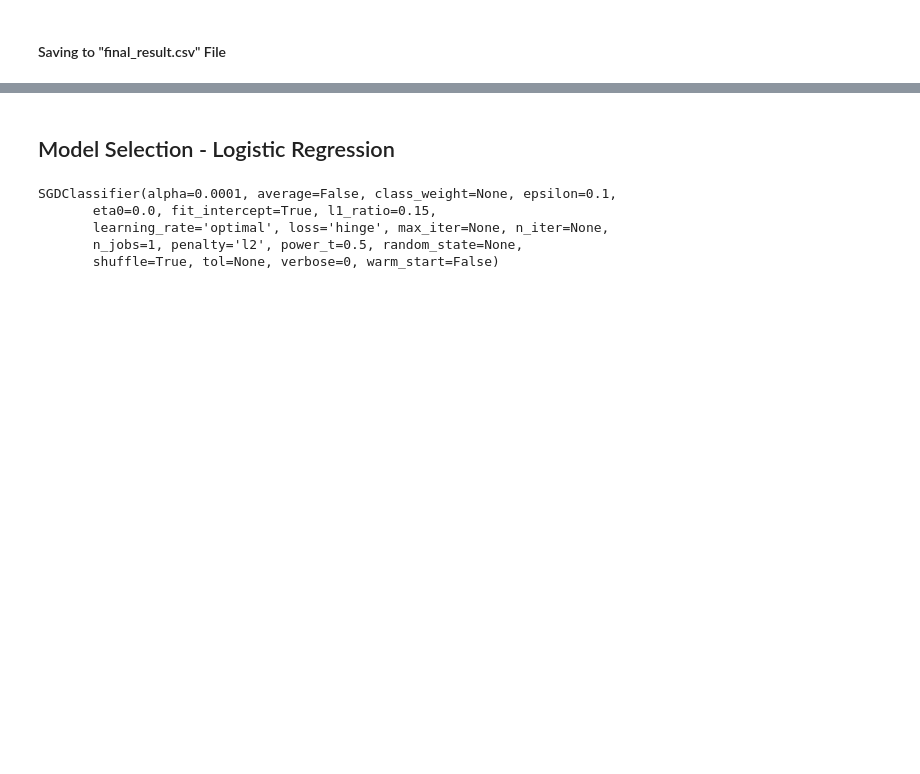
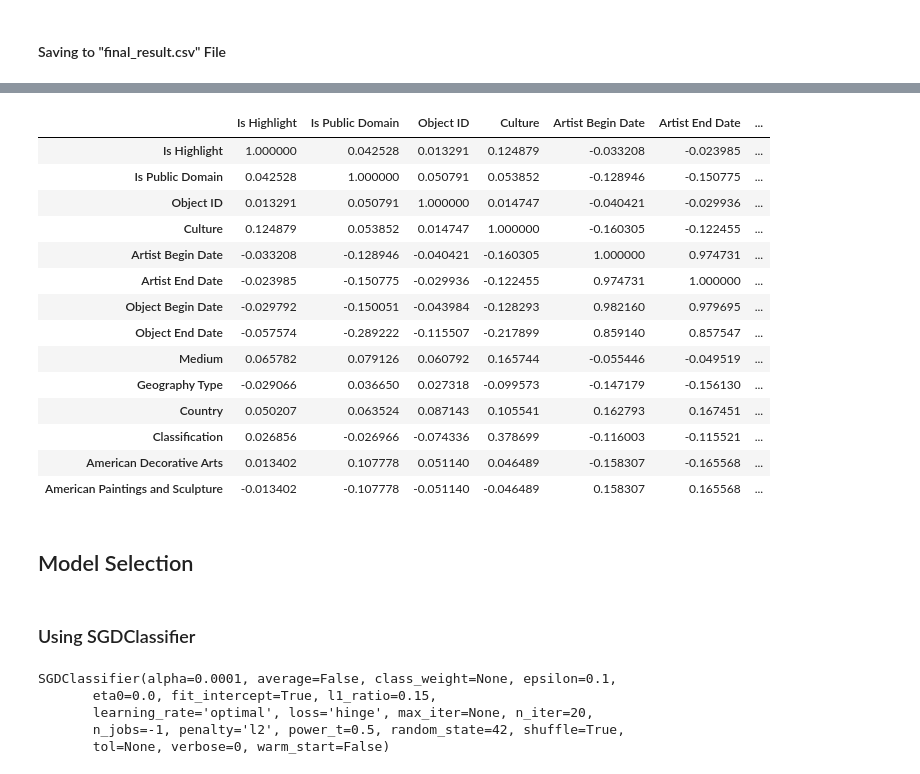
Before and after one commit to Sarathisme/museum-ml, a Jupyter notebook: The Metropolitan Museum of Art Open Access.ipynb, the cells around one changed output, grey strips where cells are left out. Cells and saved outputs as stored; diff of their text form; code cells hidden in the pictures; blank space fills up the shorter version.

```diff
--- a/The Metropolitan Museum of Art Open Access.ipynb
+++ b/The Metropolitan Museum of Art Open Access.ipynb
@@ -1206,4 +1208,4 @@ def categoricalConverter(serie, flag):
     serie = encoder.fit_transform(serie.astype('str'))
     return serie
 # %%
-data['Culture']
+data['Culture'] = categoricalConverter(data['Culture'], 1)
@@ -1360,7 +1344,10 @@ pandas.core.series.Series
 # %% [markdown]
 #### Dropping "Object dtype" Columns for Machine Learning
 # %%
-data.drop(['Object Name','Object Number', 'Title', 'Artist Display Name', 'Artist Display Bio', 'Artist Nationality', 'Artist Alpha Sort', 'Object Date', 'Dimensions', 'Credit Line', 'Link Resource', 'Metadata Date', 'Repository'], axis=1, inplace=True)
+data.drop(['Object Name','Object Number', 'Title', 'Artist Display Name',
+           'Artist Display Bio', 'Artist Nationality', 'Artist Alpha Sort',
+           'Object Date', 'Dimensions', 'Credit Line', 'Link Resource',
+           'Metadata Date', 'Repository'], axis=1, inplace=True)
 # %%
 data.info()
 # %% [output]
@@ -1390,5 +1399,25 @@ data.to_csv('final_result.csv')
+# %%
+data.corr()
+# %% [output]
+|  | Is Highlight | Is Public Domain | Object ID | Culture | Artist Begin Date | Artist End Date | ... |
+| Is Highlight | 1.000000 | 0.042528 | 0.013291 | 0.124879 | -0.033208 | -0.023985 | ... |
+| Is Public Domain | 0.042528 | 1.000000 | 0.050791 | 0.053852 | -0.128946 | -0.150775 | ... |
+| Object ID | 0.013291 | 0.050791 | 1.000000 | 0.014747 | -0.040421 | -0.029936 | ... |
+| Culture | 0.124879 | 0.053852 | 0.014747 | 1.000000 | -0.160305 | -0.122455 | ... |
+| Artist Begin Date | -0.033208 | -0.128946 | -0.040421 | -0.160305 | 1.000000 | 0.974731 | ... |
+| Artist End Date | -0.023985 | -0.150775 | -0.029936 | -0.122455 | 0.974731 | 1.000000 | ... |
+| Object Begin Date | -0.029792 | -0.150051 | -0.043984 | -0.128293 | 0.982160 | 0.979695 | ... |
+| Object End Date | -0.057574 | -0.289222 | -0.115507 | -0.217899 | 0.859140 | 0.857547 | ... |
+| Medium | 0.065782 | 0.079126 | 0.060792 | 0.165744 | -0.055446 | -0.049519 | ... |
+| Geography Type | -0.029066 | 0.036650 | 0.027318 | -0.099573 | -0.147179 | -0.156130 | ... |
+| Country | 0.050207 | 0.063524 | 0.087143 | 0.105541 | 0.162793 | 0.167451 | ... |
+| Classification | 0.026856 | -0.026966 | -0.074336 | 0.378699 | -0.116003 | -0.115521 | ... |
+| American Decorative Arts | 0.013402 | 0.107778 | 0.051140 | 0.046489 | -0.158307 | -0.165568 | ... |
+| American Paintings and Sculpture | -0.013402 | -0.107778 | -0.051140 | -0.046489 | 0.158307 | 0.165568 | ... |
 # %% [markdown]
-## Model Selection - Logistic Regression
+## Model Selection
+# %% [markdown]
+### Using SGDClassifier
 # %%
 from sklearn.linear_model import SGDClassifier
 from sklearn.model_selection import train_test_split
@@ -1398,9 +1429,9 @@ X_train, X_test, y_train, y_test = train_test_split(data.drop('Classification',
 # %%
-sgdc = SGDClassifier()
+sgdc = SGDClassifier(n_iter= 20, shuffle= True, n_jobs= -1, random_state= 42)
 sgdc.fit(X_train, y_train)
 # %% [output]
 SGDClassifier(alpha=0.0001, average=False, class_weight=None, epsilon=0.1,
        eta0=0.0, fit_intercept=True, l1_ratio=0.15,
-       learning_rate='optimal', loss='hinge', max_iter=None, n_iter=None,
-       n_jobs=1, penalty='l2', power_t=0.5, random_state=None,
-       shuffle=True, tol=None, verbose=0, warm_start=False)
+       learning_rate='optimal', loss='hinge', max_iter=None, n_iter=20,
+       n_jobs=-1, penalty='l2', power_t=0.5, random_state=42, shuffle=True,
+       tol=None, verbose=0, warm_start=False)
```
Also changed, not shown: parts of 40 cells of this notebook, 2 other files.
